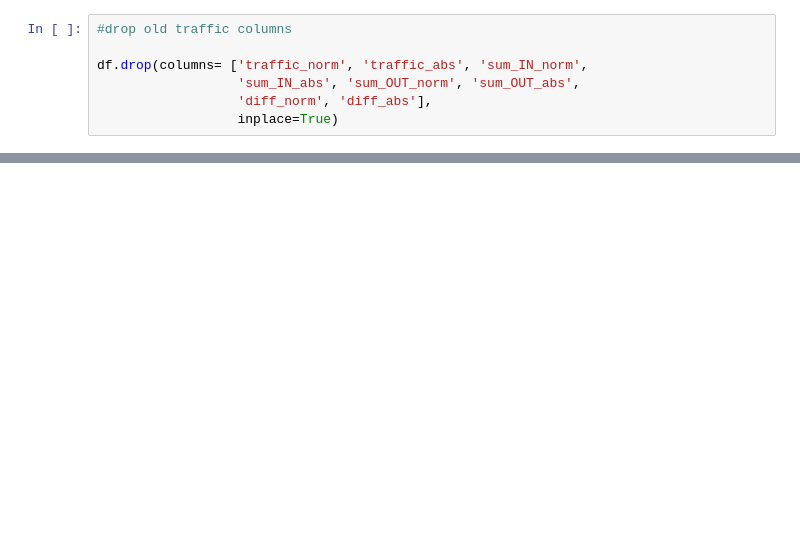
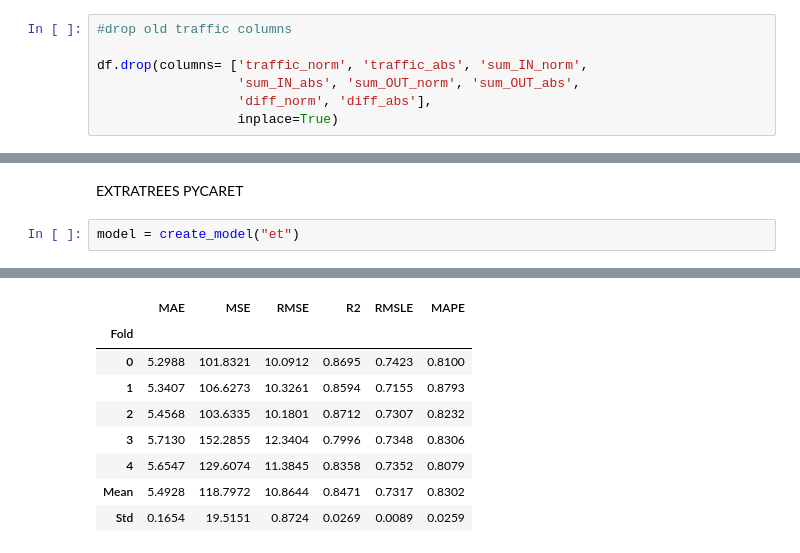
Before and after one commit to m-mango/bavarian-forest-visitor-monitoring-dssgx-24, a Jupyter notebook: long_format_data.ipynb, the cells around one changed output, grey strips where cells are left out. Cells and saved outputs as stored; diff of their text form; blank space fills up the shorter version.

Commit message:
testing long data and models

```diff
--- a/long_format_data.ipynb
+++ b/long_format_data.ipynb
@@ -164,0 +384,5 @@ df_long.head()
+# %% [markdown]
+EXTRATREES PYCARET
+# %%
+model = create_model("et")
+# %% [output]
@@ -164,0 +390,9 @@ df_long.head()
+|  | MAE | MSE | RMSE | R2 | RMSLE | MAPE |
+| Fold |  |  |  |  |  |  |
+| 0 | 5.2988 | 101.8321 | 10.0912 | 0.8695 | 0.7423 | 0.8100 |
+| 1 | 5.3407 | 106.6273 | 10.3261 | 0.8594 | 0.7155 | 0.8793 |
+| 2 | 5.4568 | 103.6335 | 10.1801 | 0.8712 | 0.7307 | 0.8232 |
+| 3 | 5.7130 | 152.2855 | 12.3404 | 0.7996 | 0.7348 | 0.8306 |
+| 4 | 5.6547 | 129.6074 | 11.3845 | 0.8358 | 0.7352 | 0.8079 |
+| Mean | 5.4928 | 118.7972 | 10.8644 | 0.8471 | 0.7317 | 0.8302 |
+| Std | 0.1654 | 19.5151 | 0.8724 | 0.0269 | 0.0089 | 0.0259 |
```
Also changed, not shown: parts of 20 cells of this notebook, 4 other files.
